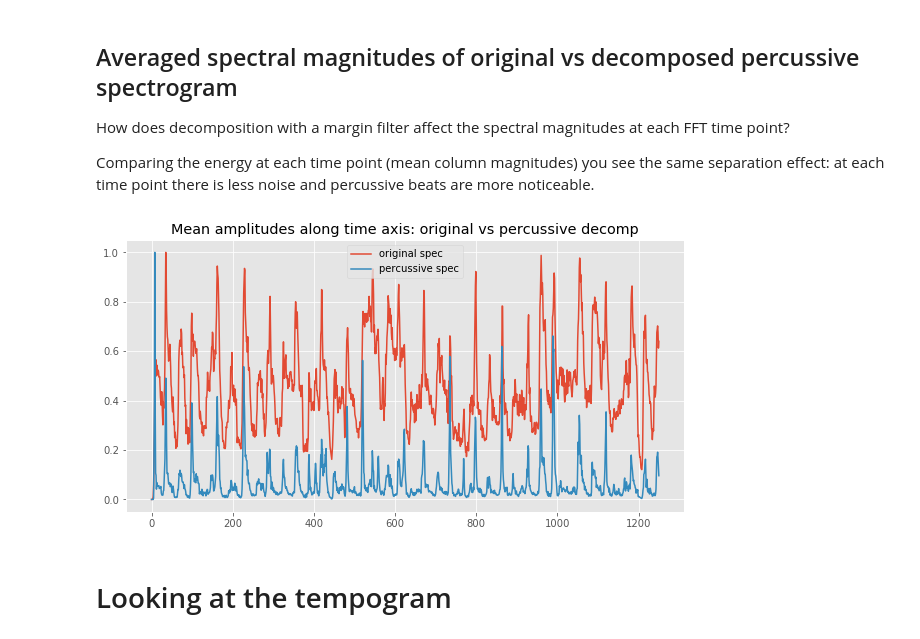
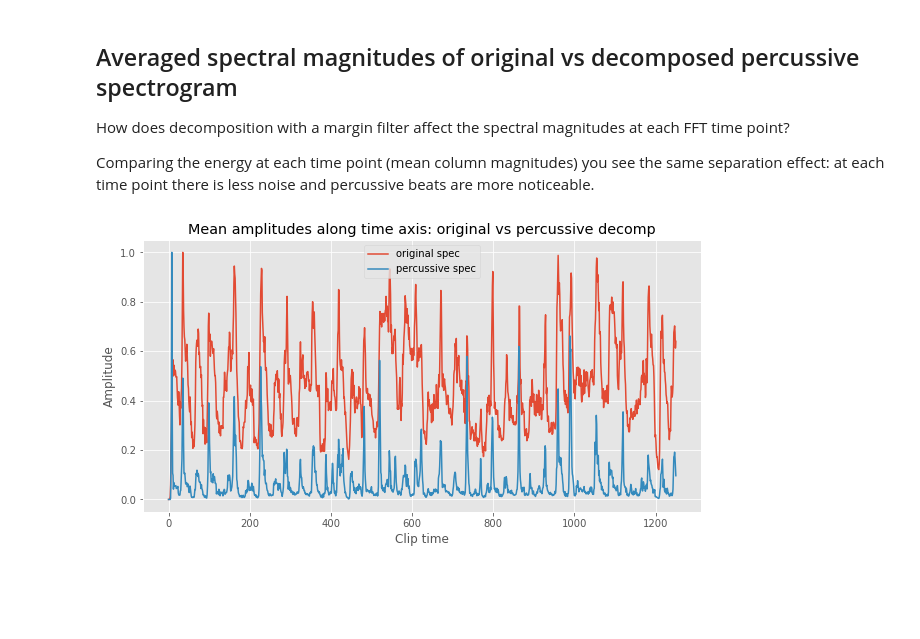
Before and after one commit to johnmburt/projects, a Jupyter notebook: music_genre_id/music_genre_id_visualize_features_vf.ipynb, the cells around one changed output. Drawn from its saved outputs; the diff is of its cells as text; code cells hidden in the pictures; blank space fills up the shorter version.

```diff
--- a/music_genre_id/music_genre_id_visualize_features_vf.ipynb
+++ b/music_genre_id/music_genre_id_visualize_features_vf.ipynb
@@ -228,15 +232,15 @@ Comparing the energy at each time point (mean column magnitudes) you see the sam
 # %%
 # mean percussive vs original
 
 meantime = np.mean(np.abs(D), axis=0)
 meantime_p = np.mean(np.abs(D_percussive16), axis=0)
 
 plt.figure(figsize=(10,5))
 plt.plot(range(len(meantime)), meantime/max(meantime), label='original spec');
 plt.plot(range(len(meantime_p)), meantime_p/max(meantime_p), label='percussive spec');
 plt.legend();
+plt.ylabel('Amplitude')
+plt.xlabel('Clip time')
 plt.title('Mean amplitudes along time axis: original vs percussive decomp');
 # %% [output]
-[figure, old version]
+[figure, new version]
-# %% [markdown]
-# Looking at the tempogram
```
Also changed, not shown: parts of 6 cells of this notebook, 1 other file.
